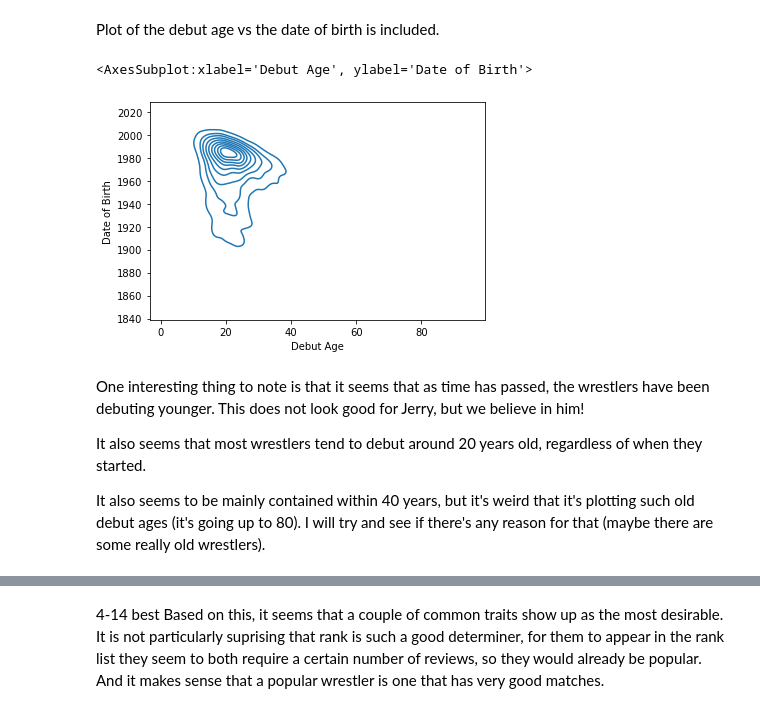
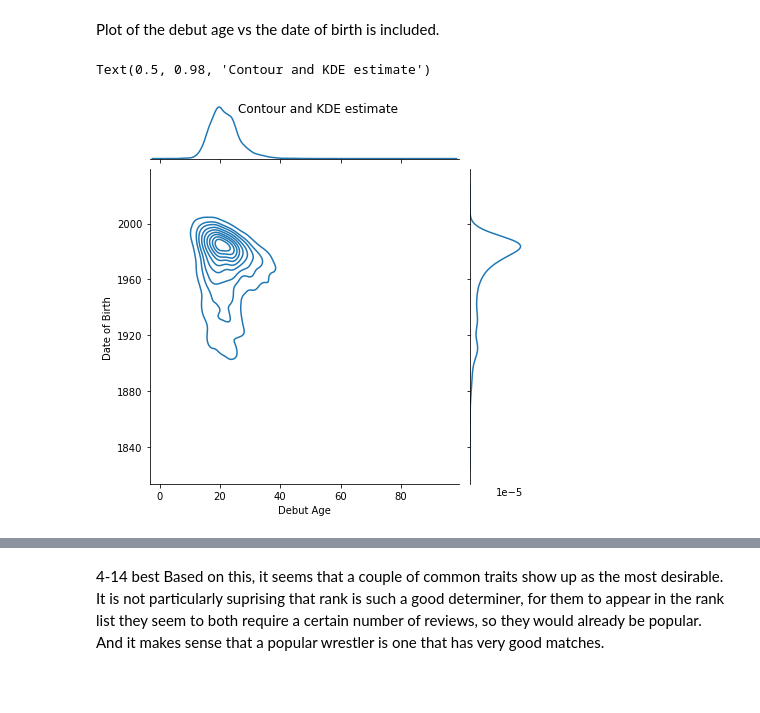
Before and after one commit to WhimZig/DataMadness, a Jupyter notebook: Data madness.ipynb, the cells around one changed output, grey strips where cells are left out. Saved outputs shown, nothing was run; the diff lists cells and outputs as text; code cells hidden in the pictures; blank space fills up the shorter version.

Commit message:
Hopefully final runs and charts

```diff
--- a/Data madness.ipynb
+++ b/Data madness.ipynb
@@ -391,14 +399,10 @@ wrestler_df['rank'] = wrestler_df['rank'].astype(int)
 Plot of the debut age vs the date of birth is included.
 # %%
 import seaborn as sns
-sns.kdeplot(wrestler_df['Debut Age'], wrestler_df['Date of Birth'])
-#wrestler_df['Date of Birth']
+#sns.kdeplot(wrestler_df['Debut Age'], wrestler_df['Date of Birth'])
+h = sns.jointplot(data=wrestler_df, x='Debut Age', y='Date of Birth', kind='kde')
+h.set_axis_labels('Debut Age', 'Date of Birth')
+h.fig.suptitle(t='Contour and KDE estimate')
 # %% [output]
-<AxesSubplot:xlabel='Debut Age', ylabel='Date of Birth'>
+Text(0.5, 0.98, 'Contour and KDE estimate')
-[figure, old version]
+[figure, new version]
-# %% [markdown]
-One interesting thing to note is that it seems that as time has passed, the wrestlers have been debuting younger. This does not look good for Jerry, but we believe in him!
-
-It also seems that most wrestlers tend to debut around 20 years old, regardless of when they started.
-
-It also seems to be mainly contained within 40 years, but it's weird that it's plotting such old debut ages (it's going up to 80). I will try and see if there's any reason for that (maybe there are some really old wrestlers).
```
Also changed, not shown: parts of 44 cells of this notebook.
